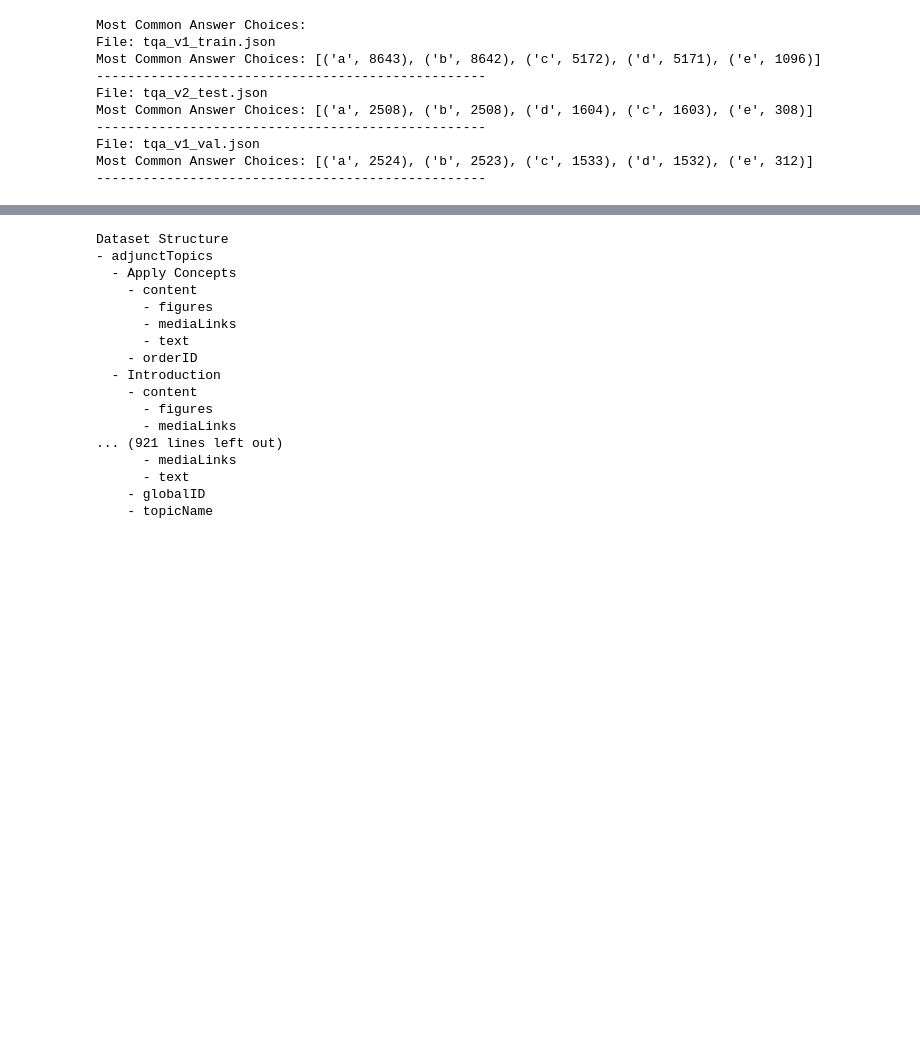
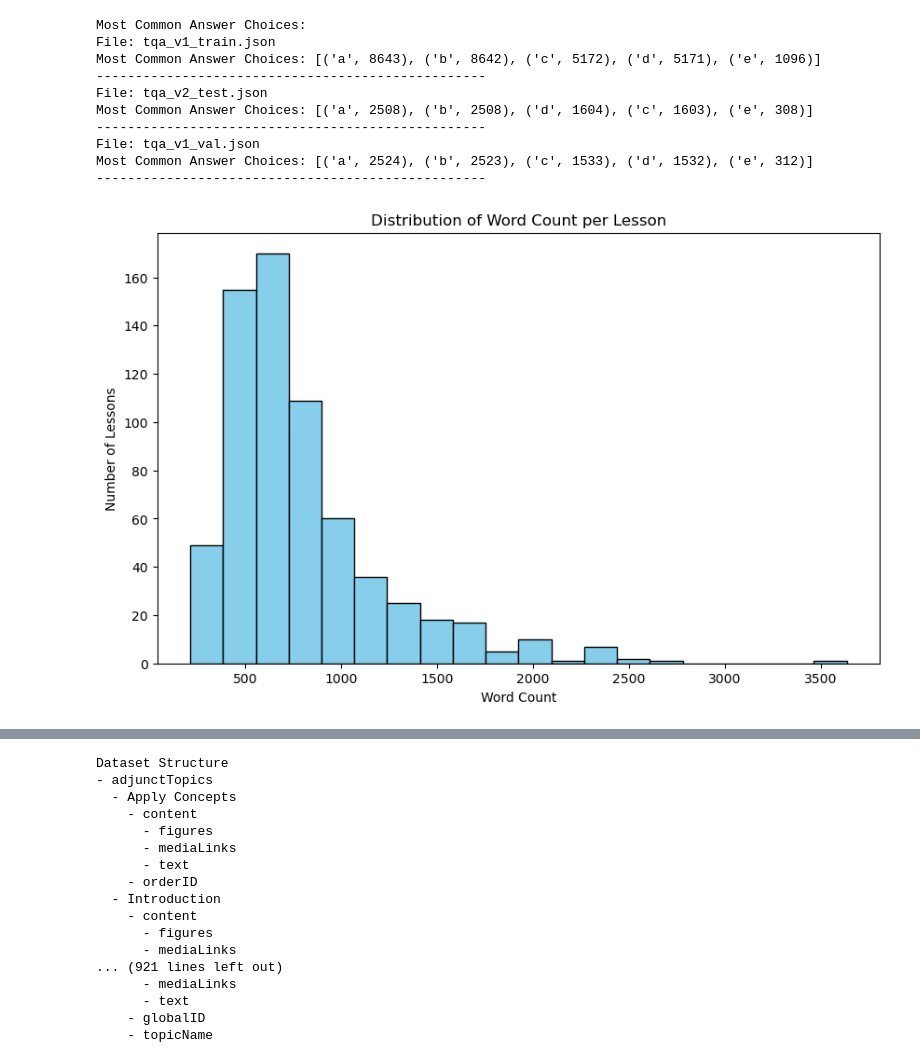
Before and after one commit to SivaTSS/EduVision, a Jupyter notebook: notebooks/EDA.ipynb, the cells around one changed output, grey strips where cells are left out. Cells and saved outputs as stored; diff of their text form; code cells hidden in the pictures; blank space fills up the shorter version.

Commit message:
word length histograms added

```diff
--- a/notebooks/EDA.ipynb
+++ b/notebooks/EDA.ipynb
@@ -182,0 +250,29 @@ Most Common Answer Choices: [('a', 2524), ('b', 2523), ('c', 1533), ('d', 1532),
+# %%
+import os
+import json
+import matplotlib.pyplot as plt
+
+# Assume extract_textbook_text(entry) is defined (as in our previous example)
+# and myPath is a list of JSON file paths.
+json_file = "../data/tqa_train_val_test/train/tqa_v1_train.json"
+with open(json_file, 'r') as f:
+    data = json.load(f)
+
+lesson_word_counts = []
+for lesson in data:
+    # Extract the text for this lesson using your function
+    texts = extract_textbook_text(lesson)
+    full_text = " ".join(texts)
+    # Count the number of words for this lesson
+    word_count = len(full_text.split())
+    lesson_word_counts.append(word_count)
+
+# Plot the distribution of word counts per lesson
+plt.figure(figsize=(10, 6))
+plt.hist(lesson_word_counts, bins=20, color='skyblue', edgecolor='black')
+plt.title("Distribution of Word Count per Lesson")
+plt.xlabel("Word Count")
+plt.ylabel("Number of Lessons")
+plt.show()
+# %% [output]
+[figure, added]
```
Also changed, not shown: parts of 2 cells of this notebook.
